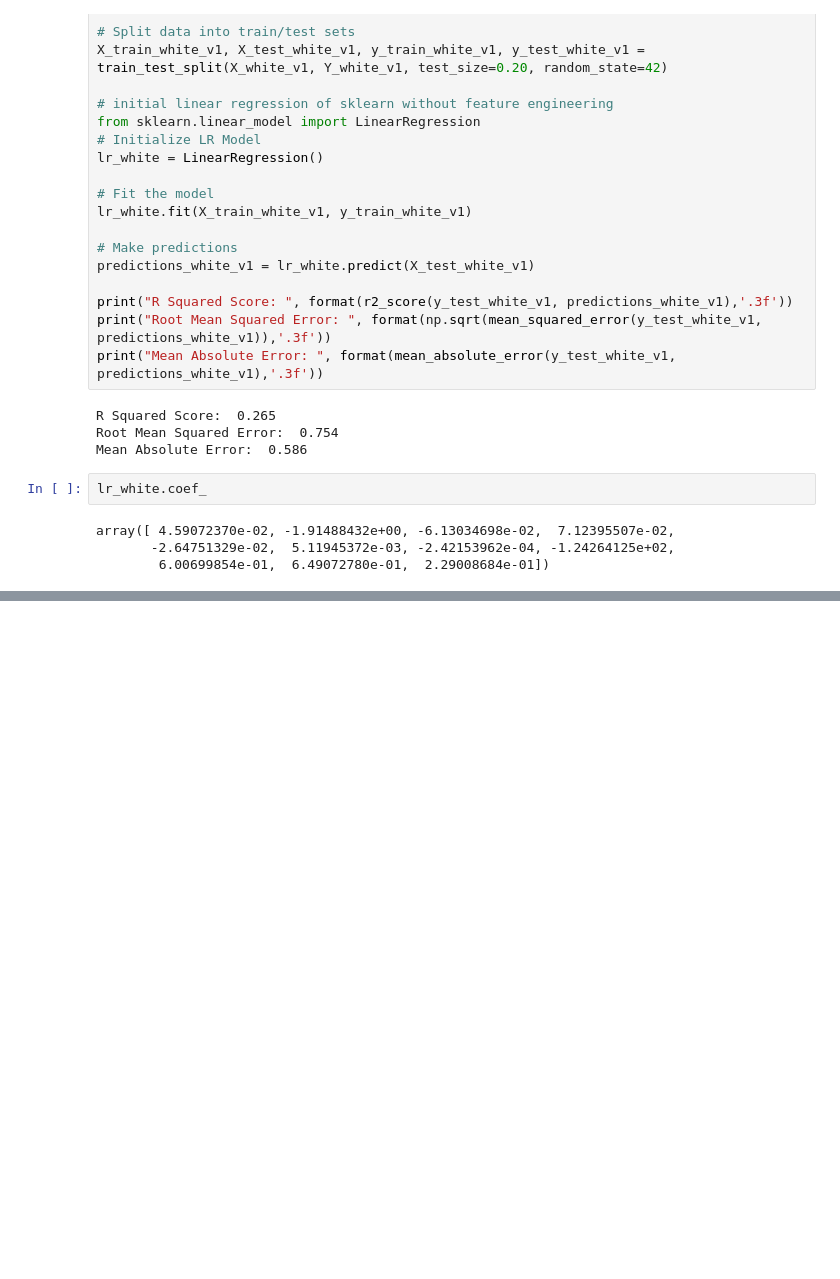
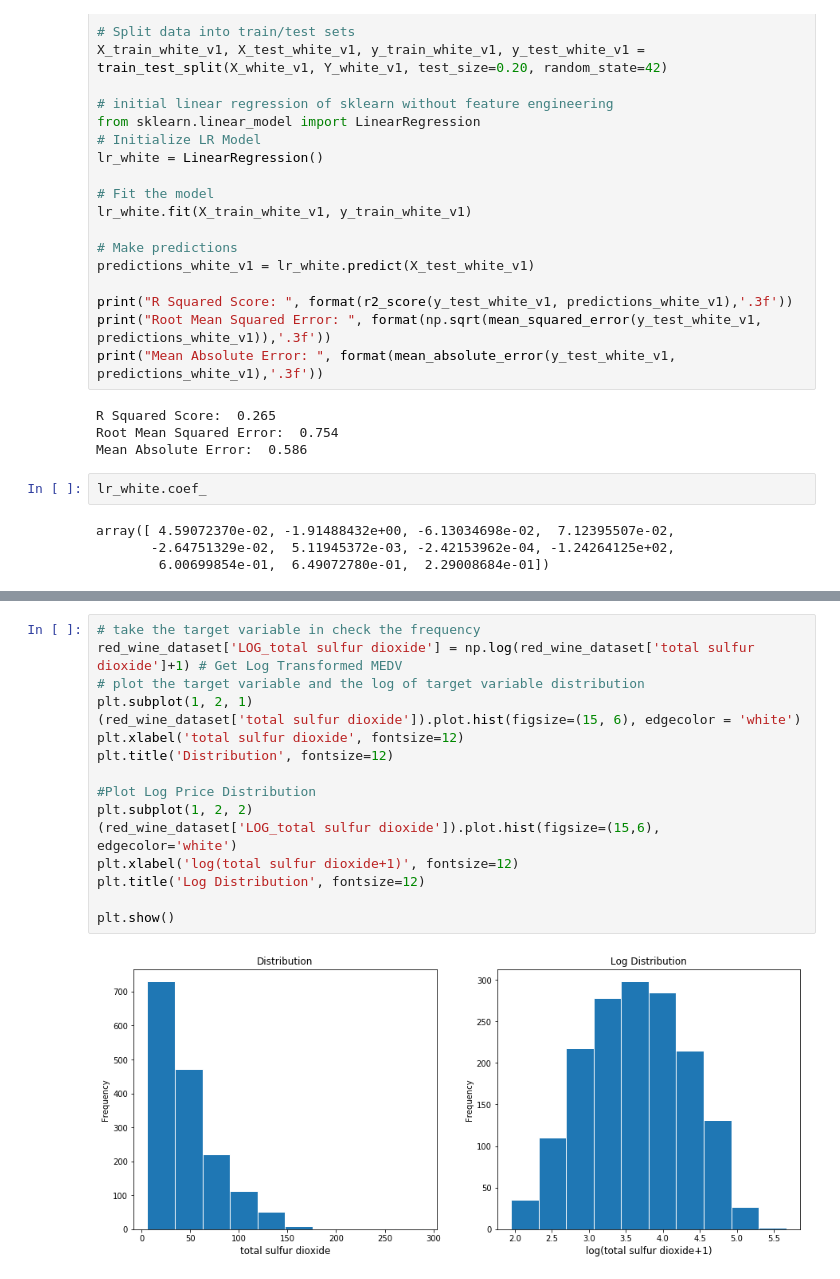
Before and after one commit to rohadhik/LinearRegression, a Jupyter notebook: Linear Regression Problem - Wine Quality Prediction.ipynb, the cells around one changed output, grey strips where cells are left out. Cells and saved outputs as stored; diff of their text form; blank space fills up the shorter version.

```diff
--- a/Linear Regression Problem - Wine Quality Prediction.ipynb
+++ b/Linear Regression Problem - Wine Quality Prediction.ipynb
@@ -424,0 +496,18 @@ array([ 4.59072370e-02, -1.91488432e+00, -6.13034698e-02,  7.12395507e-02,
+# %%
+# take the target variable in check the frequency
+red_wine_dataset['LOG_total sulfur dioxide'] = np.log(red_wine_dataset['total sulfur dioxide']+1) # Get Log Transformed MEDV
+# plot the target variable and the log of target variable distribution
+plt.subplot(1, 2, 1)
+(red_wine_dataset['total sulfur dioxide']).plot.hist(figsize=(15, 6), edgecolor = 'white')
+plt.xlabel('total sulfur dioxide', fontsize=12)
+plt.title('Distribution', fontsize=12)
+
+#Plot Log Price Distribution
+plt.subplot(1, 2, 2)
+(red_wine_dataset['LOG_total sulfur dioxide']).plot.hist(figsize=(15,6), edgecolor='white')
+plt.xlabel('log(total sulfur dioxide+1)', fontsize=12)
+plt.title('Log Distribution', fontsize=12)
+
+plt.show()
+# %% [output]
+[figure, added]
```
Also changed, not shown: parts of 28 cells of this notebook.
